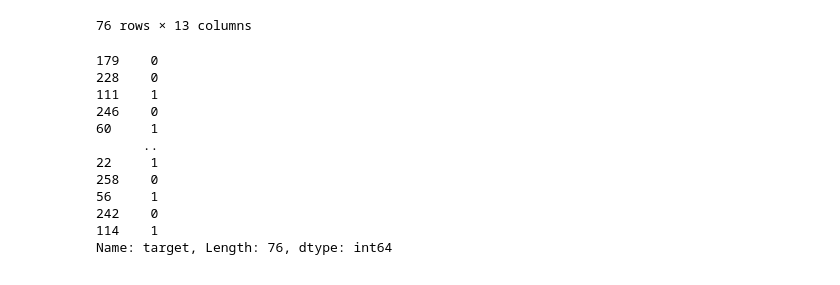
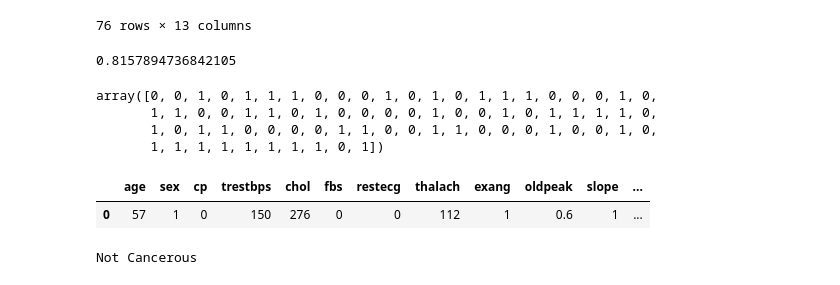
Before and after one commit to Jaseem1911/DataPreprocessing, a Jupyter notebook: Heart.ipynb, the cells around one changed output. Drawn from its saved outputs; the diff is of its cells as text; code cells hidden in the pictures.

```diff
--- a/Heart.ipynb
+++ b/Heart.ipynb
@@ -61,18 +114,3 @@ x_test
 | 242 | 64 | 1 | 0 | 145 | 212 | 0 | 0 | 132 | 0 | 2.0 | 1 | ... |
 | 114 | 55 | 1 | 1 | 130 | 262 | 0 | 1 | 155 | 0 | 0.0 | 2 | ... |
 76 rows × 13 columns
-# %%
-y_test
-# %% [output]
-179    0
-228    0
-111    1
-246    0
-60     1
-      ..
-22     1
-258    0
-56     1
-242    0
-114    1
-Name: target, Length: 76, dtype: int64
@@ -78,0 +122,39 @@ Name: target, Length: 76, dtype: int64
+# %%
+model.score(x_test,y_test)
+# %% [output]
+0.8157894736842105
+# %%
+model.predict(x_test)
+# %% [output]
+array([0, 0, 1, 0, 1, 1, 1, 0, 0, 0, 1, 0, 1, 0, 1, 1, 1, 0, 0, 0, 1, 0,
+       1, 1, 0, 0, 1, 1, 0, 1, 0, 0, 0, 0, 1, 0, 0, 1, 0, 1, 1, 1, 1, 0,
+       1, 0, 1, 1, 0, 0, 0, 0, 1, 1, 0, 0, 1, 1, 0, 0, 0, 1, 0, 0, 1, 0,
+       1, 1, 1, 1, 1, 1, 1, 1, 0, 1])
+# %%
+data=pd.DataFrame({'age':[57],
+                 'sex':[1],
+                 'cp':[0],
+                 'trestbps':[150],
+                 'chol':[276],
+                 'fbs':[0],
+                 'restecg':[0],
+                 'thalach':[112],
+                 'exang':[1],
+                 'oldpeak':[0.6],
+                 'slope':[1],
+                 'ca':[1],1
+                 'thal':[1],
+                 })
+data
+# %% [output]
+|  | age | sex | cp | trestbps | chol | fbs | restecg | thalach | exang | oldpeak | slope | ... |
+| 0 | 57 | 1 | 0 | 150 | 276 | 0 | 0 | 112 | 1 | 0.6 | 1 | ... |
+# %%
+predictions=model.predict(data)
+predictions
+if predictions==1:
+  print('Cancerous')
+else:
+  print('Not Cancerous')
+# %% [output]
+Not Cancerous
```
Also changed, not shown: parts of 23 cells of this notebook.
